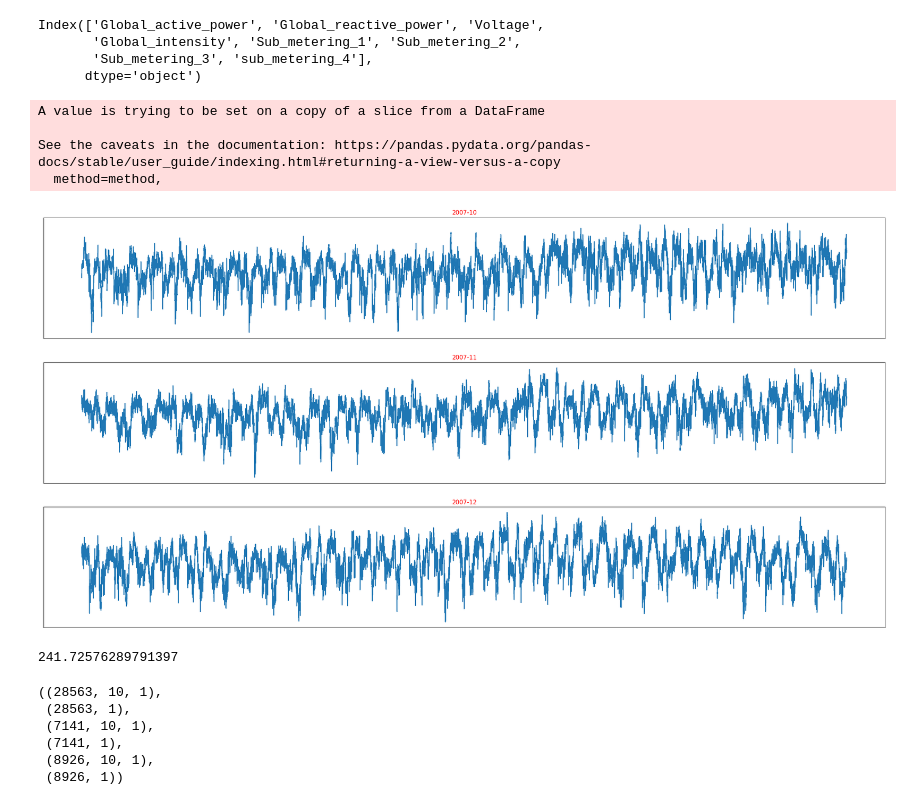
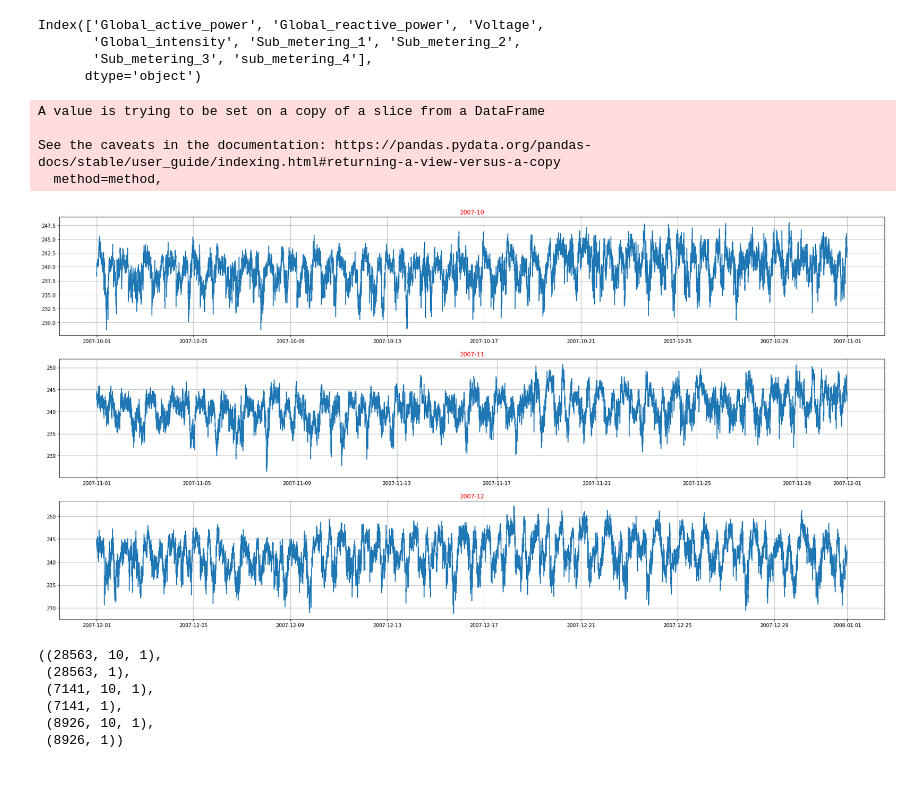
Before and after one commit to ealeongomez/Deep-Learning, a Jupyter notebook: CNN_TF_Reg_Voltage.ipynb, the cells around one changed output. Drawn from its saved outputs; the diff is of its cells as text; code cells hidden in the pictures; blank space fills up the shorter version.

```diff
--- a/CNN_TF_Reg_Voltage.ipynb
+++ b/CNN_TF_Reg_Voltage.ipynb
@@ -73,36 +73,30 @@ Index(['Global_active_power', 'Global_reactive_power', 'Voltage',
 # %%
 # Plot active power for each year
 months = [x for x in range(10, 13)]
 
 plt.figure(figsize=(30, 15))
 for i in range(len(months)):
   # Prepare subplot
   ax = plt.subplot(len(months), 1, i+1)
   # Determine the month to plot
   month = '2007-' + str(months[i])
 
   # Get all observations for the month
   result = dataset[month]
   timeSerie = result['Voltage']
 
   timeSerie.replace(np.nan, np.mean(timeSerie), inplace=True)
 
   # Plot the active power for the month
   plt.plot(timeSerie)
   # Add a title to the subplot
   plt.title(month, c='r')
-  # Turn off ticks to remove clutter
-  plt.yticks([]); plt.xticks([])
   plt.grid(True)
 
 plt.show()
 # %% [output]
 A value is trying to be set on a copy of a slice from a DataFrame
 
 See the caveats in the documentation: https://pandas.pydata.org/pandas-docs/stable/user_guide/indexing.html#returning-a-view-versus-a-copy
   method=method,
-[figure, old version]
+[figure, new version]
-# %%
-np.mean(timeSerie)
-# %% [output]
-241.72576289791397
```
Also changed, not shown: parts of 9 cells of this notebook.
